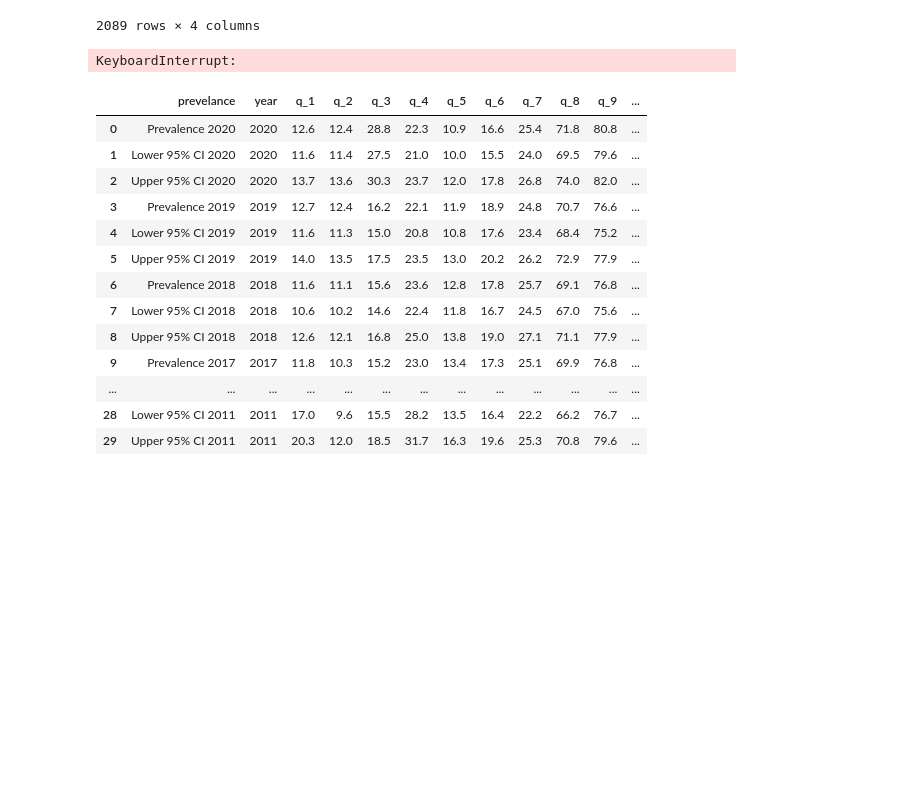
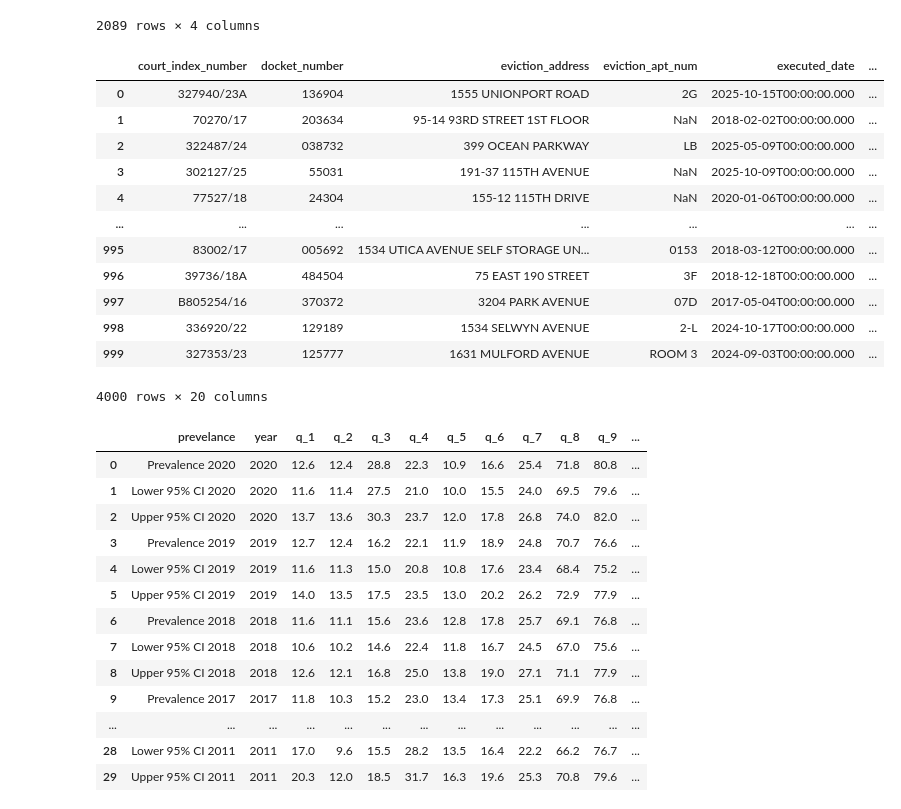
Before and after one commit to advanced-computing/bouncy-banana, a Jupyter notebook: Project.ipynb, the cells around one changed output. Drawn from its saved outputs; the diff is of its cells as text; code cells hidden in the pictures; blank space fills up the shorter version.

Commit message:
Made it to where eviction data loads 4000 rows instead of the entire thing.

```diff
--- a/Project.ipynb
+++ b/Project.ipynb
@@ -74,29 +76,41 @@ fred_continued_df
 # %%
 # Import NYC Eviction dataset from NYC Open Data via json
 
 # https://data.cityofnewyork.us/City-Government/Evictions/6z8x-wfk4/about_data
 eviction_data = pd.DataFrame()
 url = "https://data.cityofnewyork.us/resource/6z8x-wfk4.json"
 limit = 1000
 offset = 0
-loop = True
-while loop == True:
+count = 0
+while count != 4:
     params = {"$limit": limit, "$offset": offset}
     r = requests.get(url, params=params)
     data = r.json()
     clean_pop = pd.json_normalize(data)
     eviction_data = pd.concat([eviction_data, clean_pop])
 
     if len(data) < limit:
         loop = False
 
-    offset += limit
+    count += 1
 
 # View eviction data
 
 eviction_data
 # %% [output]
+|  | court_index_number | docket_number | eviction_address | eviction_apt_num | executed_date | ... |
+| 0 | 327940/23A | 136904 | 1555 UNIONPORT ROAD | 2G | 2025-10-15T00:00:00.000 | ... |
+| 1 | 70270/17 | 203634 | 95-14 93RD STREET 1ST FLOOR | NaN | 2018-02-02T00:00:00.000 | ... |
+| 2 | 322487/24 | 038732 | 399 OCEAN PARKWAY | LB | 2025-05-09T00:00:00.000 | ... |
+| 3 | 302127/25 | 55031 | 191-37 115TH AVENUE | NaN | 2025-10-09T00:00:00.000 | ... |
+| 4 | 77527/18 | 24304 | 155-12 115TH DRIVE | NaN | 2020-01-06T00:00:00.000 | ... |
+| ... | ... | ... | ... | ... | ... | ... |
+| 995 | 83002/17 | 005692 | 1534 UTICA AVENUE SELF STORAGE UN... | 0153 | 2018-03-12T00:00:00.000 | ... |
+| 996 | 39736/18A | 484504 | 75 EAST 190 STREET | 3F | 2018-12-18T00:00:00.000 | ... |
+| 997 | B805254/16 | 370372 | 3204 PARK AVENUE | 07D | 2017-05-04T00:00:00.000 | ... |
+| 998 | 336920/22 | 129189 | 1534 SELWYN AVENUE | 2-L | 2024-10-17T00:00:00.000 | ... |
+| 999 | 327353/23 | 125777 | 1631 MULFORD AVENUE | ROOM 3 | 2024-09-03T00:00:00.000 | ... |
-KeyboardInterrupt:
+4000 rows × 20 columns
 # %%
 # Import NYC Health dataset from NYC Open Data via json
 
```
Also changed, not shown: parts of 3 cells of this notebook, 1 other file.
